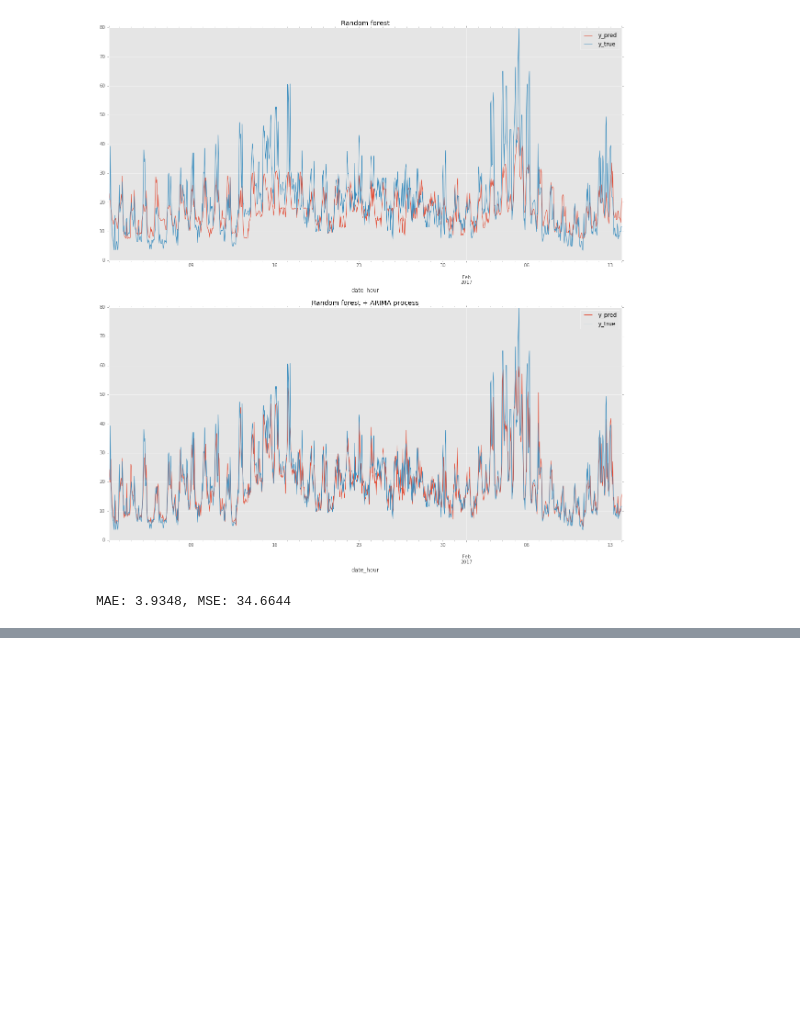
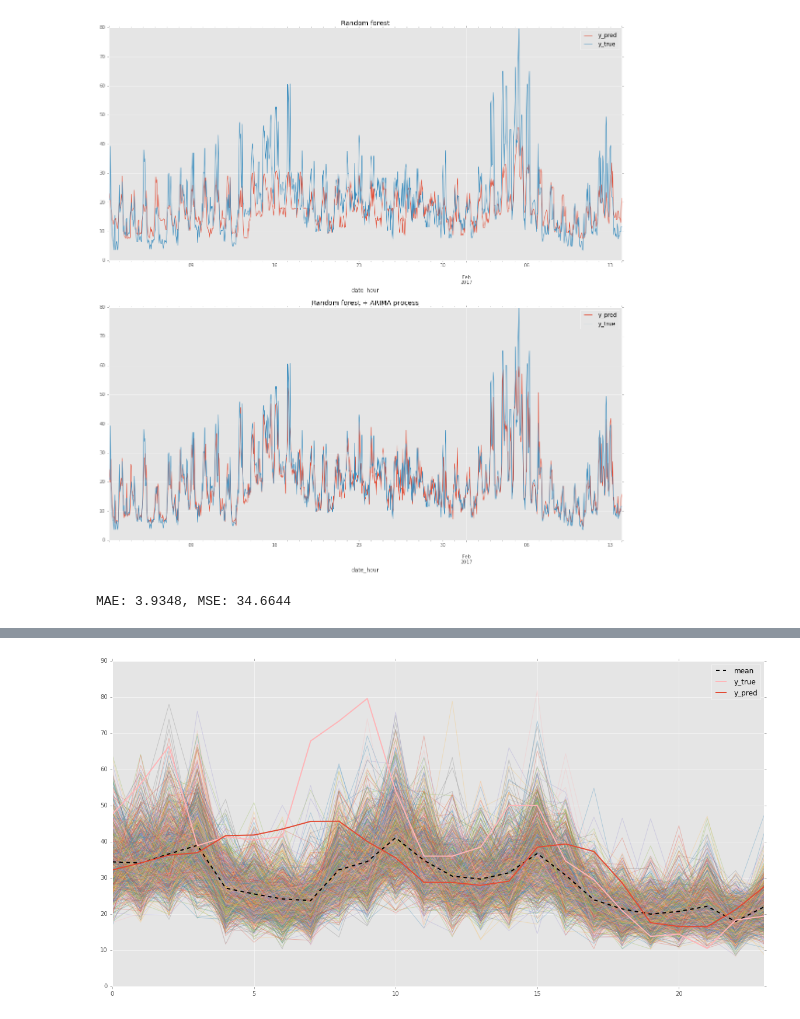
Before and after one commit to NonoMalpi/Secondary_band, a Jupyter notebook: Random_forest + ARIMA process for secondary band price.ipynb, the cells around one changed output, grey strips where cells are left out. Saved outputs shown, nothing was run; the diff lists cells and outputs as text; code cells hidden in the pictures; blank space fills up the shorter version.

```diff
--- a/Random_forest + ARIMA process for secondary band price.ipynb
+++ b/Random_forest + ARIMA process for secondary band price.ipynb
@@ -163,0 +191,3 @@ ax2.set_title('Random_forest + ARIMA process + white noise');
+# %%
+#Create errors array, 24 hours, 10000 simulations
+errors_mc = gen_sn(24, 10000, std_innovations)
@@ -163,0 +201,19 @@ ax2.set_title('Random_forest + ARIMA process + white noise');
+# %%
+#Get residuals
+residuals_5_feb = (np.log1p(residuals_df.iloc[first_index-3:first_index+24]['y_true']) -
+                  np.log1p(residuals_df.iloc[first_index-3:first_index+24]['y_pred'])).values
+
+#Generate xt function
+xt = np.zeros(len(residuals_5_feb)-3)
+for t in range(0, len(residuals_5_feb)-3):
+    xt[t] = compute_ar(ar_param, residuals_5_feb[t:t+3])
+# %%
+results = pd.DataFrame(data=(fx_mc.shape * np.exp(np.array([xt]).T + errors_mc)))
+real_band_pred_5_feb = residuals_df.iloc[first_index:first_index+24].reset_index()[['y_true', 'y_pred']]
+# %%
+fig, ax = plt.subplots(1,1, figsize=(20,10))
+results.iloc[:,:1000].plot(ax=ax, alpha=0.3, legend=False)
+results.iloc[:,:1000].mean(axis=1).rename('mean').plot(lw=2.0, ls='--', legend=True, color='black', ax=ax)
+real_band_pred_5_feb.plot(lw=2.0, ls='-', ax=ax);
+# %% [output]
+[figure, added]
```
Also changed, not shown: parts of 19 cells of this notebook, 16 other files.
